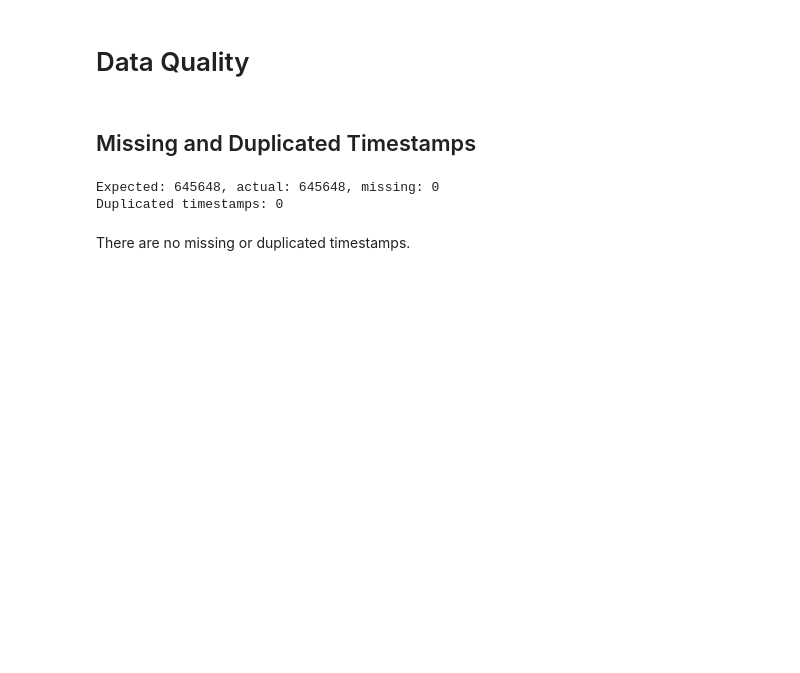
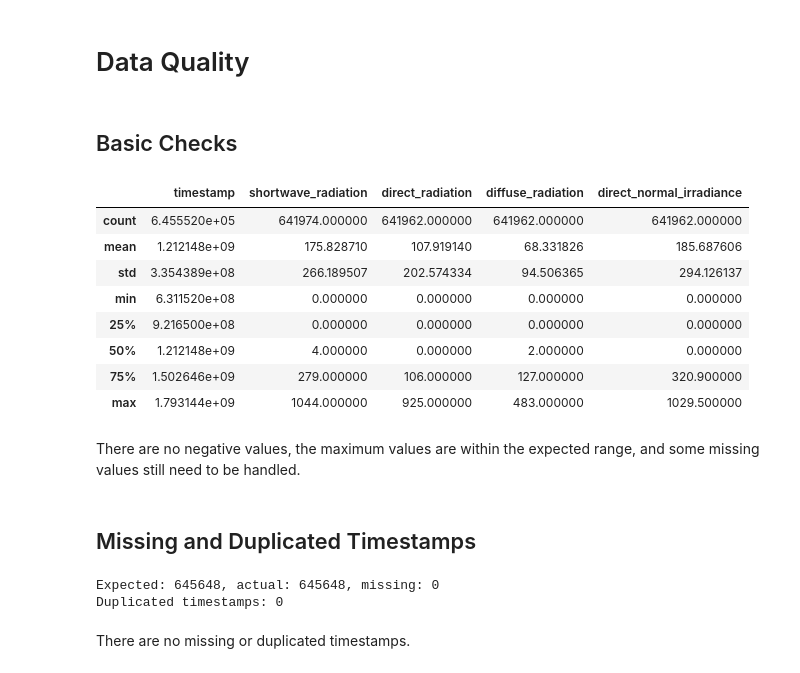
Before and after one commit to mario-p1/solar-predictor, a Jupyter notebook: notebooks/eda.ipynb, the cells around one changed output. Cells and saved outputs as stored; diff of their text form; code cells hidden in the pictures; blank space fills up the shorter version.

```diff
--- a/notebooks/eda.ipynb
+++ b/notebooks/eda.ipynb
@@ -63,5 +59,21 @@ df.head()
 # %% [markdown]
 # Data Quality
+# %% [markdown]
+## Basic Checks
+# %%
+df.describe()
+# %% [output]
+|  | timestamp | shortwave_radiation | direct_radiation | diffuse_radiation | direct_normal_irradiance |
+| count | 6.455520e+05 | 641974.000000 | 641962.000000 | 641962.000000 | 641962.000000 |
+| mean | 1.212148e+09 | 175.828710 | 107.919140 | 68.331826 | 185.687606 |
+| std | 3.354389e+08 | 266.189507 | 202.574334 | 94.506365 | 294.126137 |
+| min | 6.311520e+08 | 0.000000 | 0.000000 | 0.000000 | 0.000000 |
+| 25% | 9.216500e+08 | 0.000000 | 0.000000 | 0.000000 | 0.000000 |
+| 50% | 1.212148e+09 | 4.000000 | 0.000000 | 2.000000 | 0.000000 |
+| 75% | 1.502646e+09 | 279.000000 | 106.000000 | 127.000000 | 320.900000 |
+| max | 1.793144e+09 | 1044.000000 | 925.000000 | 483.000000 | 1029.500000 |
+# %% [markdown]
+There are no negative values, the maximum values are within the expected range, and some missing values still need to be handled.
 # %% [markdown]
 ## Missing and Duplicated Timestamps
 # %%
```
Also changed, not shown: parts of 37 cells of this notebook, 1 other file.
